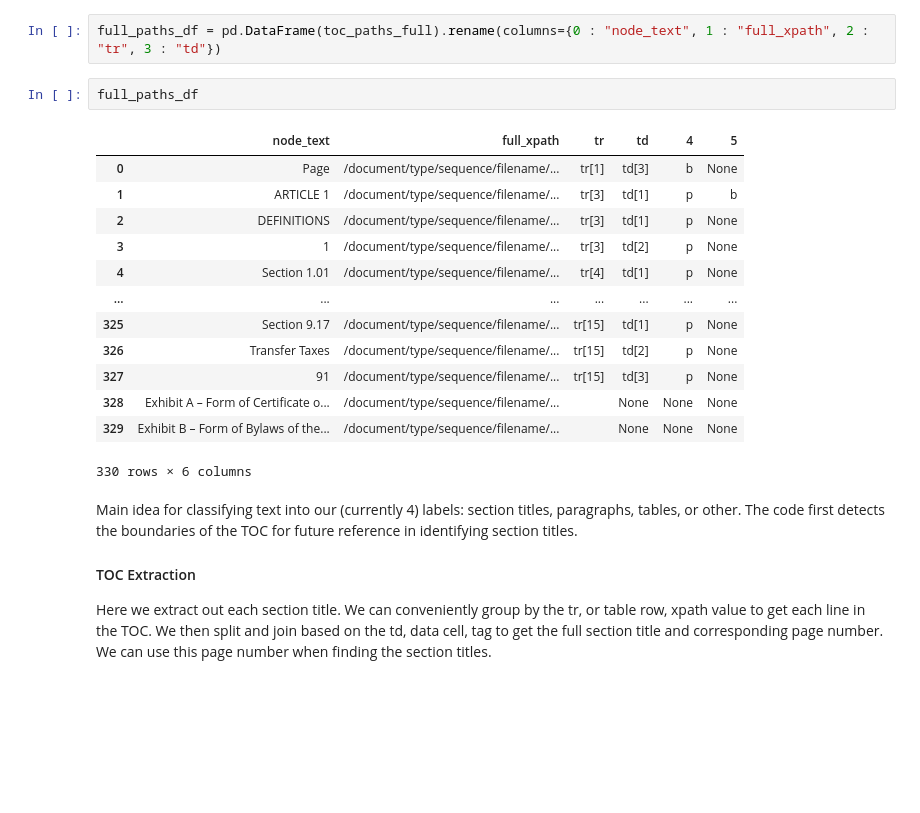
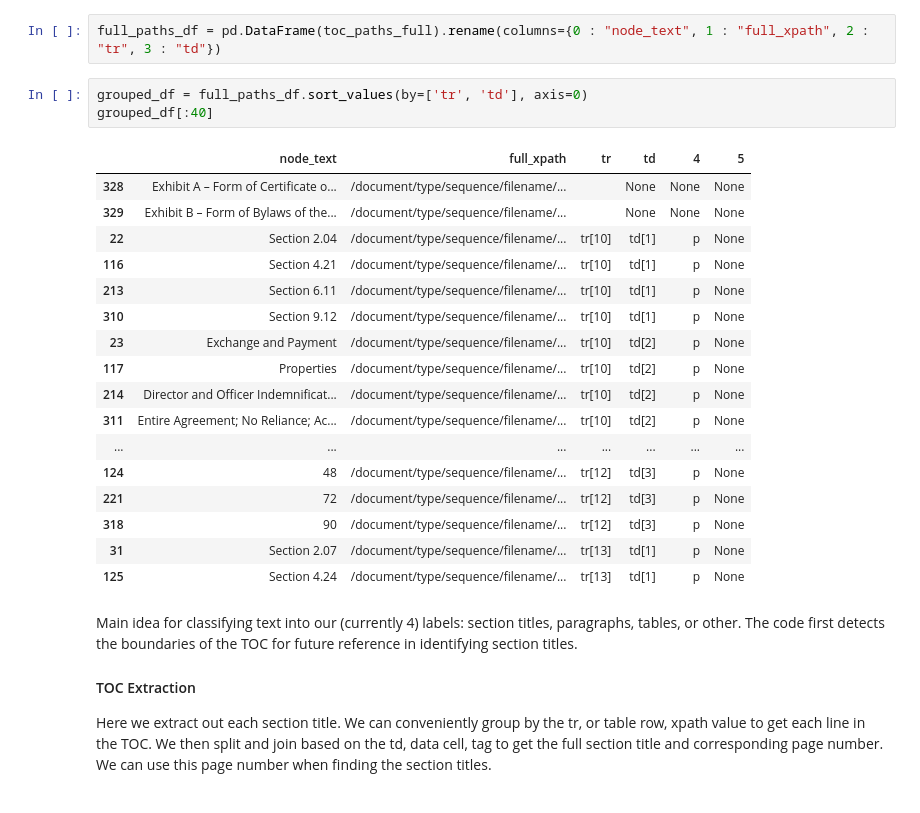
Before and after one commit to mumose/contract_labeling_with_TOC, a Jupyter notebook: MarkupLM/playground-html-generation_brian.ipynb, the cells around one changed output. Cells and saved outputs as stored; diff of their text form; blank space fills up the shorter version.

```diff
--- a/MarkupLM/playground-html-generation_brian.ipynb
+++ b/MarkupLM/playground-html-generation_brian.ipynb
@@ -201,21 +201,26 @@ toc_paths_full[:10]
 # %%
 full_paths_df = pd.DataFrame(toc_paths_full).rename(columns={0 : "node_text", 1 : "full_xpath", 2 : "tr", 3 : "td"})
 # %%
-full_paths_df
+grouped_df = full_paths_df.sort_values(by=['tr', 'td'], axis=0)
+grouped_df[:40]
 # %% [output]
 |  | node_text | full_xpath | tr | td | 4 | 5 |
-| 0 | Page | /document/type/sequence/filename/... | tr[1] | td[3] | b | None |
-| 1 | ARTICLE 1 | /document/type/sequence/filename/... | tr[3] | td[1] | p | b |
-| 2 | DEFINITIONS | /document/type/sequence/filename/... | tr[3] | td[1] | p | None |
-| 3 | 1 | /document/type/sequence/filename/... | tr[3] | td[2] | p | None |
-| 4 | Section 1.01 | /document/type/sequence/filename/... | tr[4] | td[1] | p | None |
-| ... | ... | ... | ... | ... | ... | ... |
-| 325 | Section 9.17 | /document/type/sequence/filename/... | tr[15] | td[1] | p | None |
-| 326 | Transfer Taxes | /document/type/sequence/filename/... | tr[15] | td[2] | p | None |
-| 327 | 91 | /document/type/sequence/filename/... | tr[15] | td[3] | p | None |
 | 328 | Exhibit A – Form of Certificate o... | /document/type/sequence/filename/... |  | None | None | None |
 | 329 | Exhibit B – Form of Bylaws of the... | /document/type/sequence/filename/... |  | None | None | None |
+| 22 | Section 2.04 | /document/type/sequence/filename/... | tr[10] | td[1] | p | None |
+| 116 | Section 4.21 | /document/type/sequence/filename/... | tr[10] | td[1] | p | None |
+| 213 | Section 6.11 | /document/type/sequence/filename/... | tr[10] | td[1] | p | None |
+| 310 | Section 9.12 | /document/type/sequence/filename/... | tr[10] | td[1] | p | None |
+| 23 | Exchange and Payment | /document/type/sequence/filename/... | tr[10] | td[2] | p | None |
+| 117 | Properties | /document/type/sequence/filename/... | tr[10] | td[2] | p | None |
+| 214 | Director and Officer Indemnificat... | /document/type/sequence/filename/... | tr[10] | td[2] | p | None |
+| 311 | Entire Agreement; No Reliance; Ac... | /document/type/sequence/filename/... | tr[10] | td[2] | p | None |
+| ... | ... | ... | ... | ... | ... | ... |
+| 124 | 48 | /document/type/sequence/filename/... | tr[12] | td[3] | p | None |
+| 221 | 72 | /document/type/sequence/filename/... | tr[12] | td[3] | p | None |
+| 318 | 90 | /document/type/sequence/filename/... | tr[12] | td[3] | p | None |
+| 31 | Section 2.07 | /document/type/sequence/filename/... | tr[13] | td[1] | p | None |
+| 125 | Section 4.24 | /document/type/sequence/filename/... | tr[13] | td[1] | p | None |
-330 rows × 6 columns
 # %% [markdown]
 Main idea for classifying text into our (currently 4) labels: section titles, paragraphs, tables, or other. The code first detects the boundaries of the TOC for future reference in identifying section titles.
 
```
